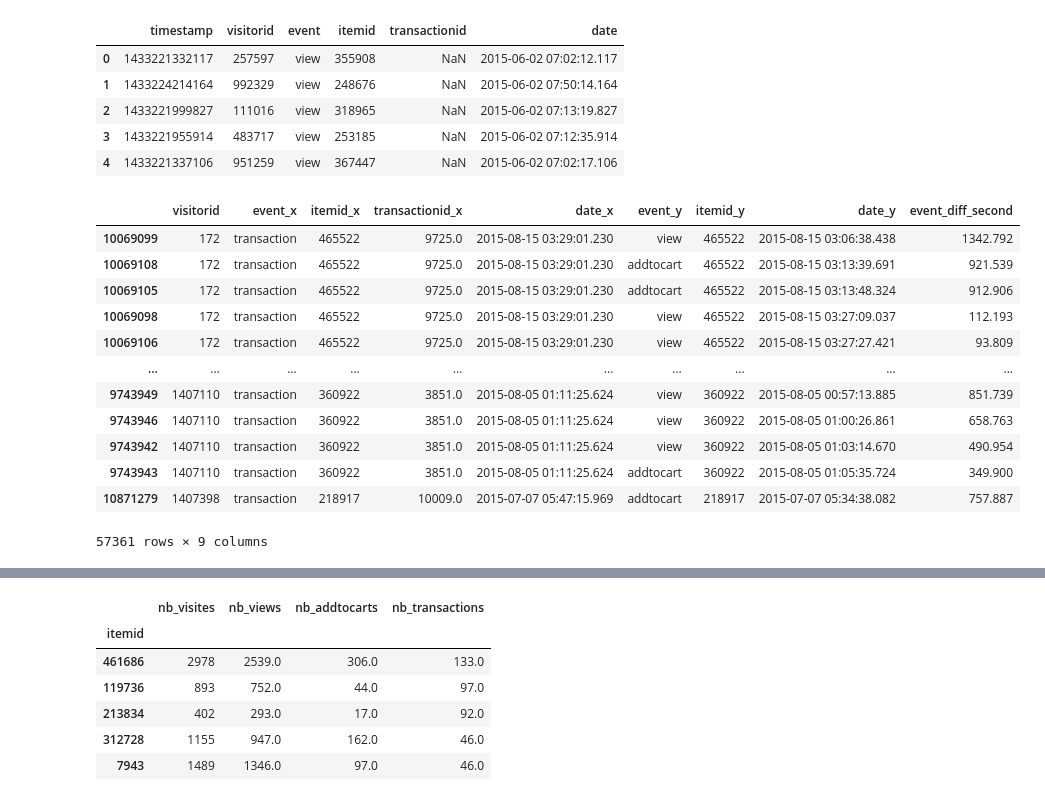
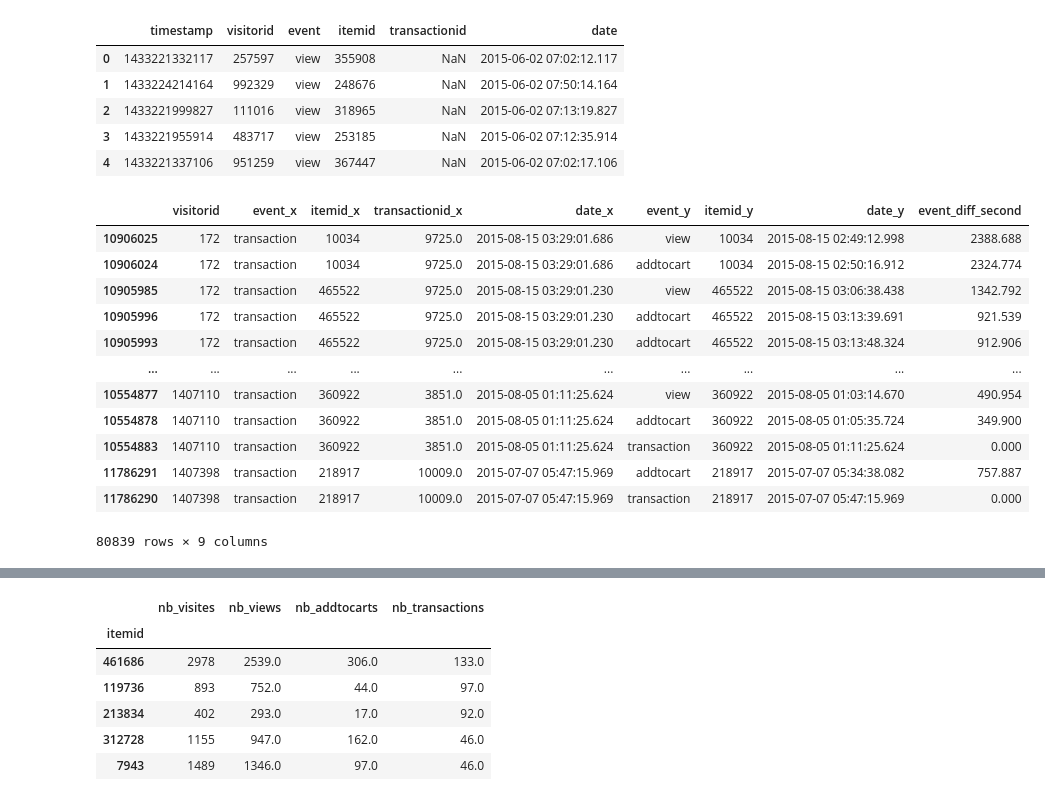
Before and after one commit to soopajot/eCommerce_Customer_Behavior, a Jupyter notebook: time_transactions_visiteurs_clustering.ipynb, the cells around one changed output, grey strips where cells are left out. Saved outputs shown, nothing was run; the diff lists cells and outputs as text; code cells hidden in the pictures.

```diff
--- a/time_transactions_visiteurs_clustering.ipynb
+++ b/time_transactions_visiteurs_clustering.ipynb
@@ -22,46 +22,45 @@ df.head()
 | 3 | 1433221955914 | 483717 | view | 253185 | NaN | 2015-06-02 07:12:35.914 |
 | 4 | 1433221337106 | 951259 | view | 367447 | NaN | 2015-06-02 07:02:17.106 |
 # %%
-# DATASET TRANSACTIONS
-# Diviser les events entre transactions et le reste
-non_transactions = df.loc[df.event != "transaction"]
+####  TABLEAU TRANSACTIONS - EVENTS #####
+# Créer 2 tableaux transaction et non transaction
+non_transactions = df
 transactions = df.loc[df.event == "transaction"]
 
-# Merger les deux tableaux afin de calculer le temps passé entre 2 actions successives
+# Merger les deux tableaux sur visitorid
 inner_merged_total = pd.merge(transactions, non_transactions, on=["visitorid"], how="inner")
 
-# Trier le dataframe par visitorid...
-inner_merged_total = inner_merged_total.sort_values(by=['visitorid','date_x','date_y','itemid_x'])
+# Trier le tableau mergé par visitorid, date d'event, itemid
+inner_merged_total = inner_merged_total.sort_values(by=['visitorid','date_y','itemid_x'])
 
-# time_diff est moins de 24h et le itemid sur lequel la transaction
-# a eu lieu et le itemid sur lequel chaque événement s'est produit doivent être les mêmes
+# Calculer le time-diff entre transaction est event et le convertir en second
 inner_merged_total['event_diff_second'] = inner_merged_total['date_x'] - inner_merged_total['date_y']
 inner_merged_total['event_diff_second'] = inner_merged_total['event_diff_second'] / np.timedelta64(1, 's')
 
-# 24h
+# Limiter en 24h
 transaction_24h = inner_merged_total.loc[inner_merged_total['event_diff_second'] < 86400]
 transaction_made_24h = transaction_24h.loc[inner_merged_total['itemid_x'] == inner_merged_total['itemid_y']]
 
 # Supprimer certaines colonnes
 transaction_made_24h = transaction_made_24h.drop(['timestamp_x','timestamp_y','transactionid_y'], axis=1)
 
 # Supprimer des events après transactions
 transaction_made_24h = transaction_made_24h.loc[transaction_made_24h.event_diff_second >= 0]
 transaction_made_24h
 
 # VERIFICATION
 #transaction_made_24h.loc[transaction_made_24h.transactionid_x == 9725]
 # %% [output]
 |  | visitorid | event_x | itemid_x | transactionid_x | date_x | event_y | itemid_y | date_y | event_diff_second |
-| 10069099 | 172 | transaction | 465522 | 9725.0 | 2015-08-15 03:29:01.230 | view | 465522 | 2015-08-15 03:06:38.438 | 1342.792 |
-| 10069108 | 172 | transaction | 465522 | 9725.0 | 2015-08-15 03:29:01.230 | addtocart | 465522 | 2015-08-15 03:13:39.691 | 921.539 |
-| 10069105 | 172 | transaction | 465522 | 9725.0 | 2015-08-15 03:29:01.230 | addtocart | 465522 | 2015-08-15 03:13:48.324 | 912.906 |
-| 10069098 | 172 | transaction | 465522 | 9725.0 | 2015-08-15 03:29:01.230 | view | 465522 | 2015-08-15 03:27:09.037 | 112.193 |
-| 10069106 | 172 | transaction | 465522 | 9725.0 | 2015-08-15 03:29:01.230 | view | 465522 | 2015-08-15 03:27:27.421 | 93.809 |
+| 10906025 | 172 | transaction | 10034 | 9725.0 | 2015-08-15 03:29:01.686 | view | 10034 | 2015-08-15 02:49:12.998 | 2388.688 |
+| 10906024 | 172 | transaction | 10034 | 9725.0 | 2015-08-15 03:29:01.686 | addtocart | 10034 | 2015-08-15 02:50:16.912 | 2324.774 |
+| 10905985 | 172 | transaction | 465522 | 9725.0 | 2015-08-15 03:29:01.230 | view | 465522 | 2015-08-15 03:06:38.438 | 1342.792 |
+| 10905996 | 172 | transaction | 465522 | 9725.0 | 2015-08-15 03:29:01.230 | addtocart | 465522 | 2015-08-15 03:13:39.691 | 921.539 |
+| 10905993 | 172 | transaction | 465522 | 9725.0 | 2015-08-15 03:29:01.230 | addtocart | 465522 | 2015-08-15 03:13:48.324 | 912.906 |
 | ... | ... | ... | ... | ... | ... | ... | ... | ... | ... |
-| 9743949 | 1407110 | transaction | 360922 | 3851.0 | 2015-08-05 01:11:25.624 | view | 360922 | 2015-08-05 00:57:13.885 | 851.739 |
-| 9743946 | 1407110 | transaction | 360922 | 3851.0 | 2015-08-05 01:11:25.624 | view | 360922 | 2015-08-05 01:00:26.861 | 658.763 |
-| 9743942 | 1407110 | transaction | 360922 | 3851.0 | 2015-08-05 01:11:25.624 | view | 360922 | 2015-08-05 01:03:14.670 | 490.954 |
-| 9743943 | 1407110 | transaction | 360922 | 3851.0 | 2015-08-05 01:11:25.624 | addtocart | 360922 | 2015-08-05 01:05:35.724 | 349.900 |
-| 10871279 | 1407398 | transaction | 218917 | 10009.0 | 2015-07-07 05:47:15.969 | addtocart | 218917 | 2015-07-07 05:34:38.082 | 757.887 |
+| 10554877 | 1407110 | transaction | 360922 | 3851.0 | 2015-08-05 01:11:25.624 | view | 360922 | 2015-08-05 01:03:14.670 | 490.954 |
+| 10554878 | 1407110 | transaction | 360922 | 3851.0 | 2015-08-05 01:11:25.624 | addtocart | 360922 | 2015-08-05 01:05:35.724 | 349.900 |
+| 10554883 | 1407110 | transaction | 360922 | 3851.0 | 2015-08-05 01:11:25.624 | transaction | 360922 | 2015-08-05 01:11:25.624 | 0.000 |
+| 11786291 | 1407398 | transaction | 218917 | 10009.0 | 2015-07-07 05:47:15.969 | addtocart | 218917 | 2015-07-07 05:34:38.082 | 757.887 |
+| 11786290 | 1407398 | transaction | 218917 | 10009.0 | 2015-07-07 05:47:15.969 | transaction | 218917 | 2015-07-07 05:47:15.969 | 0.000 |
-57361 rows × 9 columns
+80839 rows × 9 columns
```
Also changed, not shown: parts of 22 cells of this notebook.
